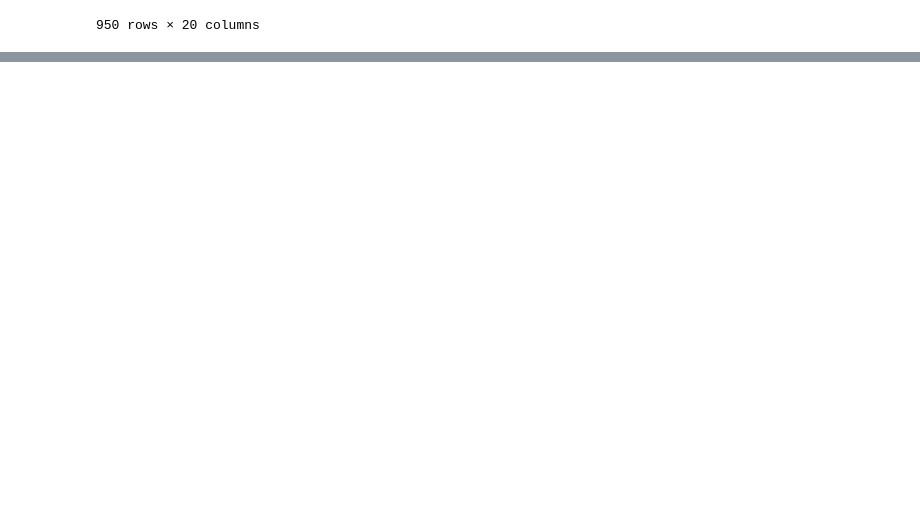
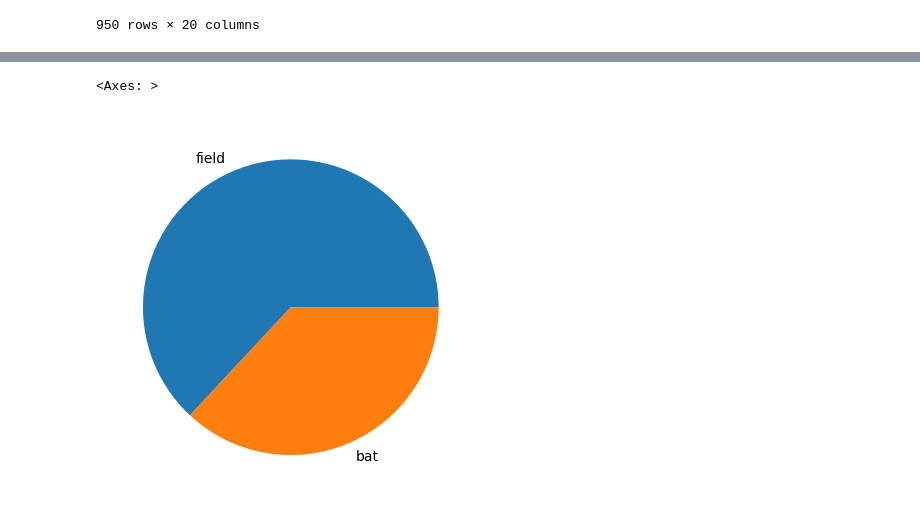
Before and after one commit to mohdayan3060-web/Python-Fundamentals-, a Jupyter notebook: Pandas/pandas_dataframe.ipynb, the cells around one changed output, grey strips where cells are left out. Cells and saved outputs as stored; diff of their text form; code cells hidden in the pictures; blank space fills up the shorter version.

```diff
--- a/Pandas/pandas_dataframe.ipynb
+++ b/Pandas/pandas_dataframe.ipynb
@@ -394,0 +232,13 @@ memory usage: 144.9 KB
+# %%
+# to darw pie chart  toss decision
+
+Ipl_match['TossDecision'].value_counts()
+bats=Ipl_match[Ipl_match['TossDecision']=='bat'].value_counts()
+bats
+fielding=Ipl_match[Ipl_match['TossDecision']=='field'].value_counts()
+fielding
+
+Ipl_match['TossDecision'].value_counts().plot(kind='pie')
+# %% [output]
+<Axes: >
+[figure, added]
```
Also changed, not shown: parts of 38 cells of this notebook, 2 other files.
